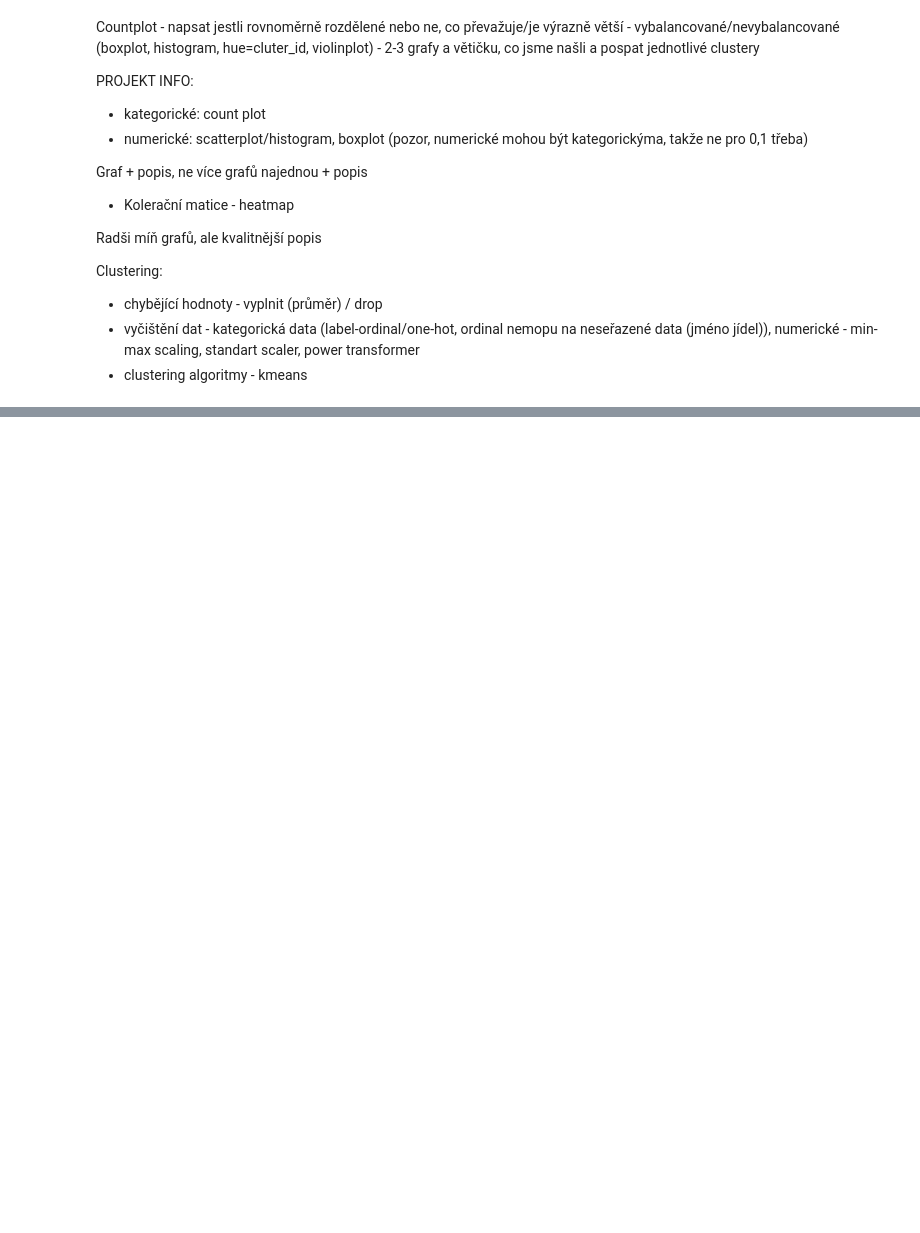
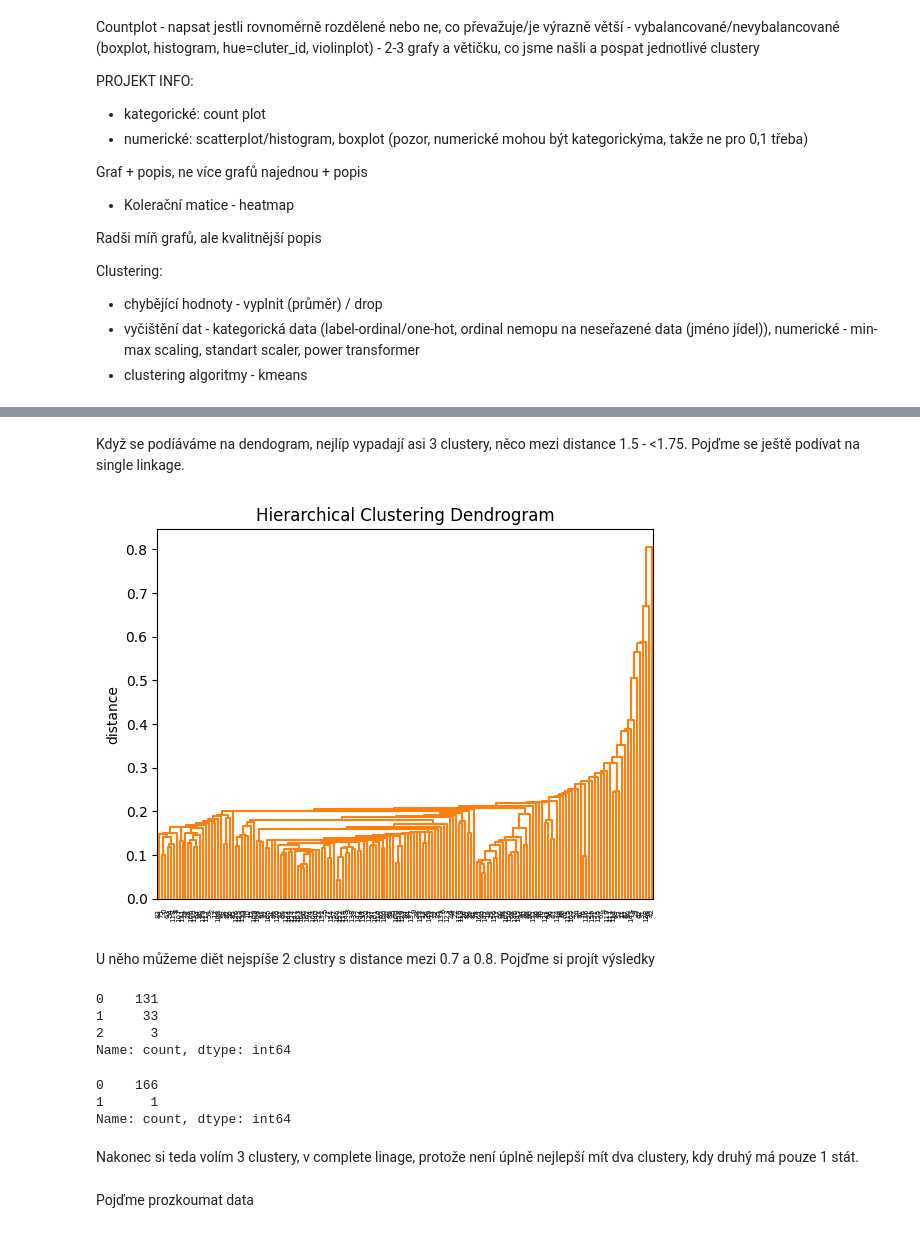
Before and after one commit to patrick11514/VSB, a Jupyter notebook: ZSU/fml_06.ipynb, the cells around one changed output, grey strips where cells are left out. Cells and saved outputs as stored; diff of their text form; code cells hidden in the pictures; blank space fills up the shorter version.

```diff
--- a/ZSU/fml_06.ipynb
+++ b/ZSU/fml_06.ipynb
@@ -166,0 +202,33 @@ agglo - dendogram
+# %% [markdown]
+Když se podíáváme na dendogram, nejlíp vypadají asi 3 clustery, něco mezi distance 1.5 - <1.75. Pojďme se ještě podívat na single linkage.
+# %%
+clustering = AgglomerativeClustering(linkage='single', distance_threshold=0, n_clusters=None)
+clustering = clustering.fit(df_scaled)
+
+plt.title('Hierarchical Clustering Dendrogram')
+plot_dendrogram(clustering, labels=clustering.labels_, color_threshold=999)
+# %% [output]
+[figure, added]
+# %% [markdown]
+U něho můžeme diět nejspíše 2 clustry s distance mezi 0.7 a 0.8. Pojďme si projít výsledky
+# %%
+clustering = AgglomerativeClustering(linkage='complete', distance_threshold=None, n_clusters=3)
+clustering = clustering.fit(df_scaled)
+pd.Series(clustering.labels_).value_counts()
+# %% [output]
+0    131
+1     33
+2      3
+Name: count, dtype: int64
+# %%
+clustering = AgglomerativeClustering(linkage='single', distance_threshold=None, n_clusters=2)
+clustering = clustering.fit(df_scaled)
+pd.Series(clustering.labels_).value_counts()
+# %% [output]
+0    166
+1      1
+Name: count, dtype: int64
+# %% [markdown]
+Nakonec si teda volím 3 clustery, v complete linage, protože není úplně nejlepší mít dva clustery, kdy druhý má pouze 1 stát.
+# %% [markdown]
+Pojďme prozkoumat data
```
Also changed, not shown: parts of 7 cells of this notebook.
